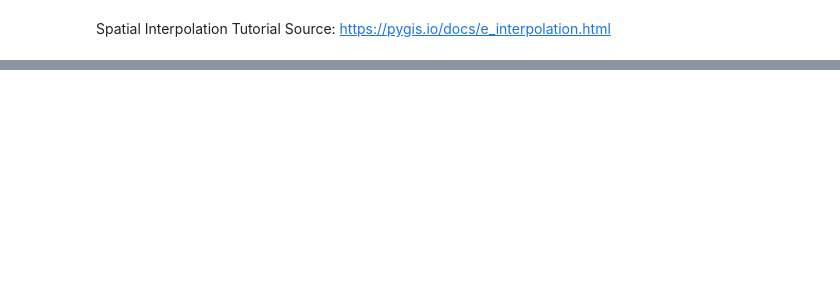
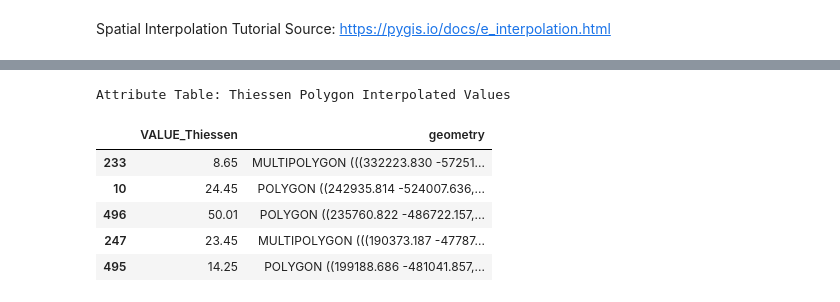
Before and after one commit to fivecheesetortellini/mozzarella, a Jupyter notebook: spatial_interpolation/ca_interpolations.ipynb, the cells around one changed output, grey strips where cells are left out. Saved outputs shown, nothing was run; the diff lists cells and outputs as text; code cells hidden in the pictures; blank space fills up the shorter version.

```diff
--- a/spatial_interpolation/ca_interpolations.ipynb
+++ b/spatial_interpolation/ca_interpolations.ipynb
@@ -111,0 +168,21 @@ Text(0.5, 1.0, 'San Francisco Bay Area - Groundwater Measurement Locations')
+# %%
+# If rainfall point within the polygon, assign that rainfall value to the polygon
+tp_polys_clipped_values = gpd.sjoin(rain_train_gdf, tp_polys_clipped, how = "right", op = 'within')
+
+# Drop un-needed column
+tp_polys_clipped_values = tp_polys_clipped_values.drop("index_left", axis = 1)
+
+# Rename column
+tp_polys_clipped_values = tp_polys_clipped_values.rename(columns = {"Actual_Value": "VALUE_Thiessen"})
+
+# Display head of attribute table
+print("Attribute Table: Thiessen Polygon Interpolated Values")
+display(tp_polys_clipped_values.head())
+# %% [output]
+Attribute Table: Thiessen Polygon Interpolated Values
+|  | VALUE_Thiessen | geometry |
+| 233 | 8.65 | MULTIPOLYGON (((332223.830 -57251... |
+| 10 | 24.45 | POLYGON ((242935.814 -524007.636,... |
+| 496 | 50.01 | POLYGON ((235760.822 -486722.157,... |
+| 247 | 23.45 | MULTIPOLYGON (((190373.187 -47787... |
+| 495 | 14.25 | POLYGON ((199188.686 -481041.857,... |
```
Also changed, not shown: parts of 9 cells of this notebook.
